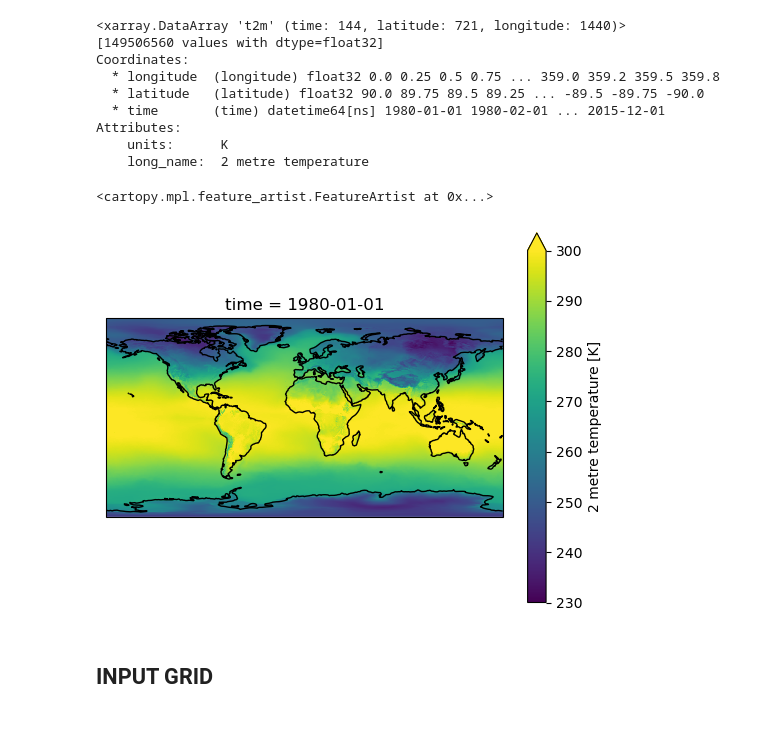
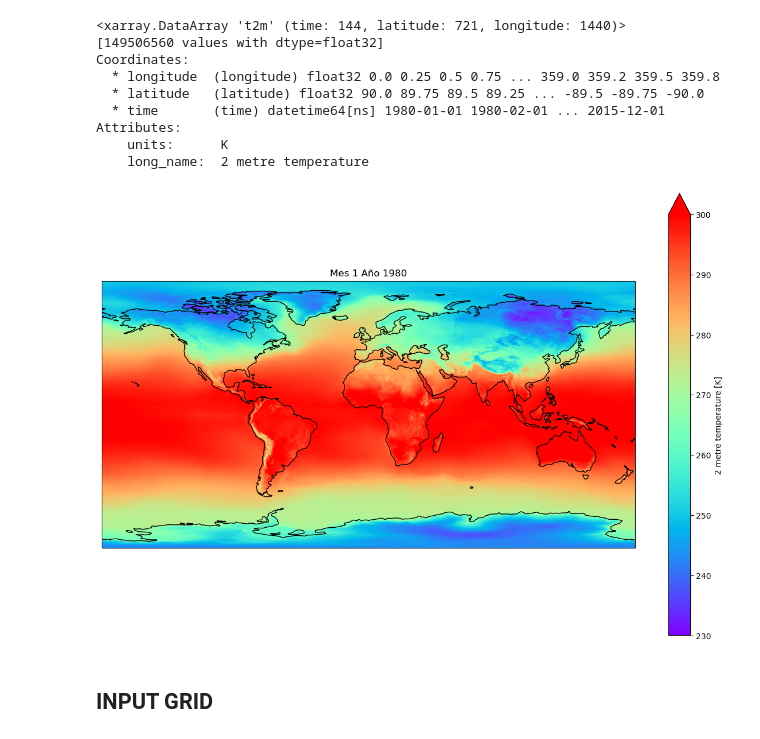
Before and after one commit to rubeenalonso/Practicas-Predictia, a Jupyter notebook: Tarea.ipynb, the cells around one changed output. Cells and saved outputs as stored; diff of their text form; code cells hidden in the pictures.

Commit message:
size

```diff
--- a/Tarea.ipynb
+++ b/Tarea.ipynb
@@ -36,11 +36,13 @@ Attributes:
     long_name:  2 metre temperature
 # %%
 ax = plt.axes(projection=ccrs.PlateCarree())
-dr.isel(time=0).plot.pcolormesh(ax=ax, vmin=230, vmax=300)
+dr.isel(time=0).plot.pcolormesh(ax=ax, vmin=230, vmax=300, cmap='rainbow')
 ax.coastlines()
+K = 0
+plt.title('Mes ' + str(dr_out.isel(time=k).time.dt.month.values) + ' Año ' + str(dr_out.isel(time=k).time.dt.year.values))
+plt.gcf().set_size_inches(15, 10)
 # %% [output]
-<cartopy.mpl.feature_artist.FeatureArtist at 0x...>
-[figure, old version]
+[figure, new version]
 # %% [markdown]
 ## INPUT GRID
 # %%
```
Also changed, not shown: parts of 4 cells of this notebook.
